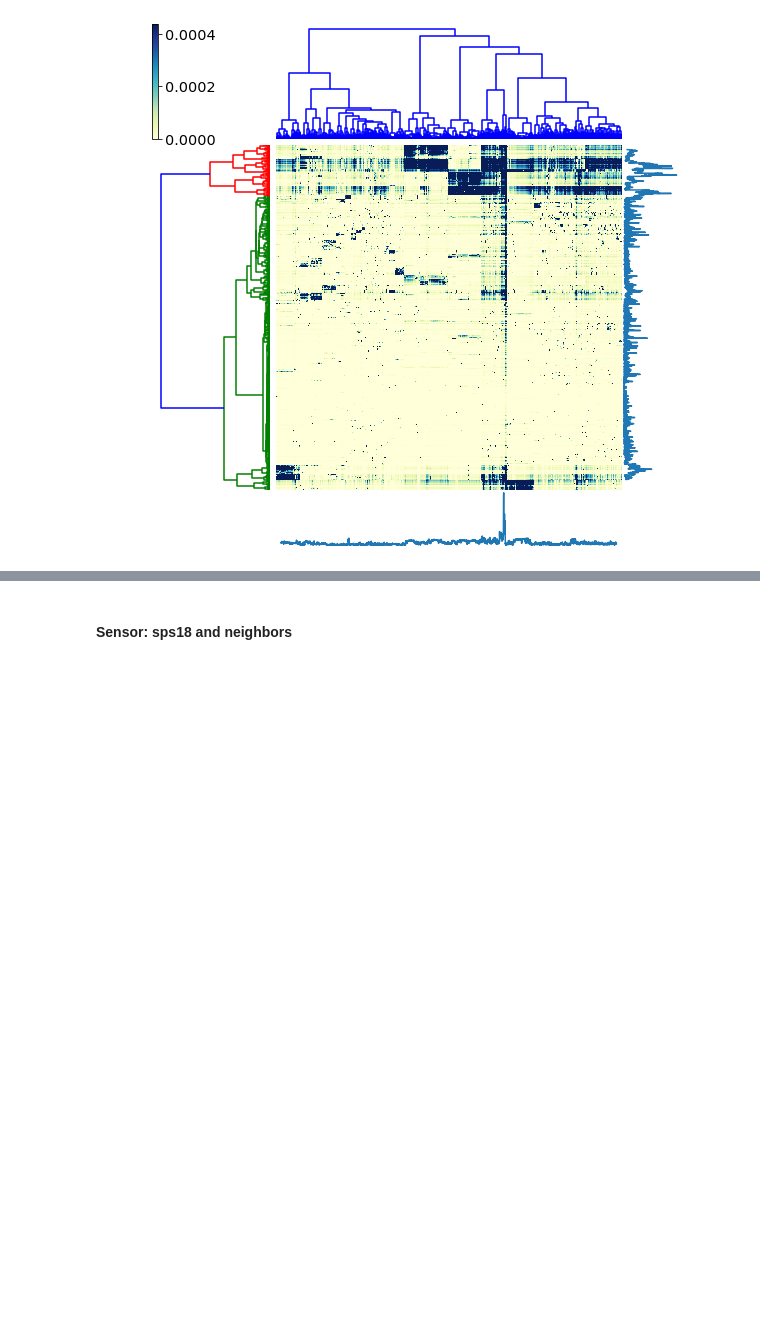
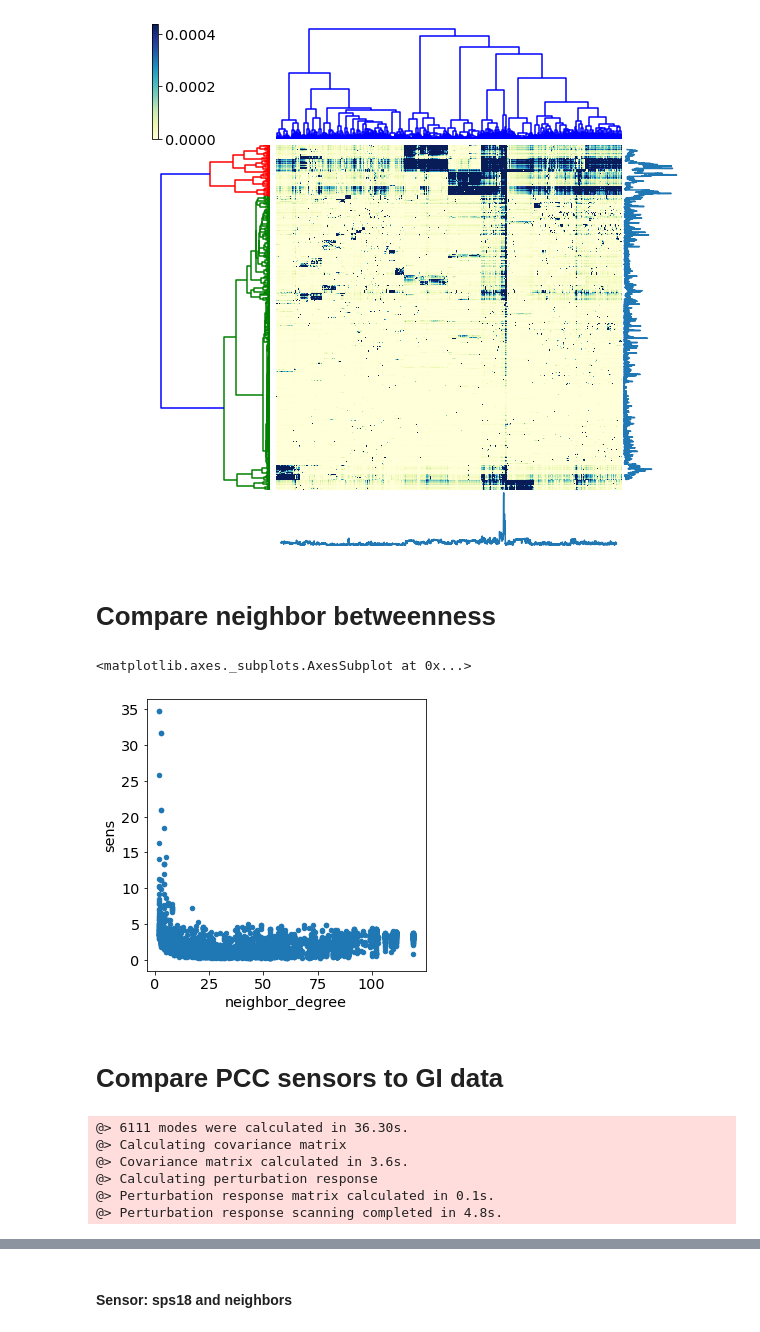
Before and after one commit to oacar/enm_package, a Jupyter notebook: notebooks/03-PRS_costanzo_07132020.ipynb, the cells around one changed output, grey strips where cells are left out. Cells and saved outputs as stored; diff of their text form; code cells hidden in the pictures; blank space fills up the shorter version.

Commit message:
prs analysis notebook added

```diff
--- a/notebooks/03-PRS_costanzo_07132020.ipynb
+++ b/notebooks/03-PRS_costanzo_07132020.ipynb
@@ -140,3 +144,21 @@ plt.tight_layout()
 e_pcc.heatmap_annotated()
 # %% [output]
 [figure]
+# %% [markdown]
+# Compare neighbor betweenness
+# %%
+neigbor_btw = []
+neighbor_degree = []
+for i in e_pcc.graph_gc.nodes:
+    neigbor_btw.append(np.max([df.loc[df.orf_name==a,'btw'].values for a in nx.neighbors(e_pcc.graph_gc,i)]))
+    neighbor_degree.append(np.max([df.loc[df.orf_name==a,'deg'].values for a in nx.neighbors(e_pcc.graph_gc,i)]))
+
+df['neighbor_btw'] = neigbor_btw
+df['neighbor_degree'] = neighbor_degree
+# %%
+df.plot.scatter('neighbor_degree','sens')
+# %% [output]
+<matplotlib.axes._subplots.AxesSubplot at 0x...>
+[figure, added]
+# %% [markdown]
+# Compare PCC sensors to GI data
@@ -142,0 +168,10 @@ e_pcc.heatmap_annotated()
+# %%
+e_gi.laplacian_matrix(normalized=False)
+e_gi.gnm_analysis()
+# %% [output]
+@> 6111 modes were calculated in 36.30s.
+@> Calculating covariance matrix
+@> Covariance matrix calculated in 3.6s.
+@> Calculating perturbation response
+@> Perturbation response matrix calculated in 0.1s.
+@> Perturbation response scanning completed in 4.8s.
```
Also changed, not shown: parts of 22 cells of this notebook.
